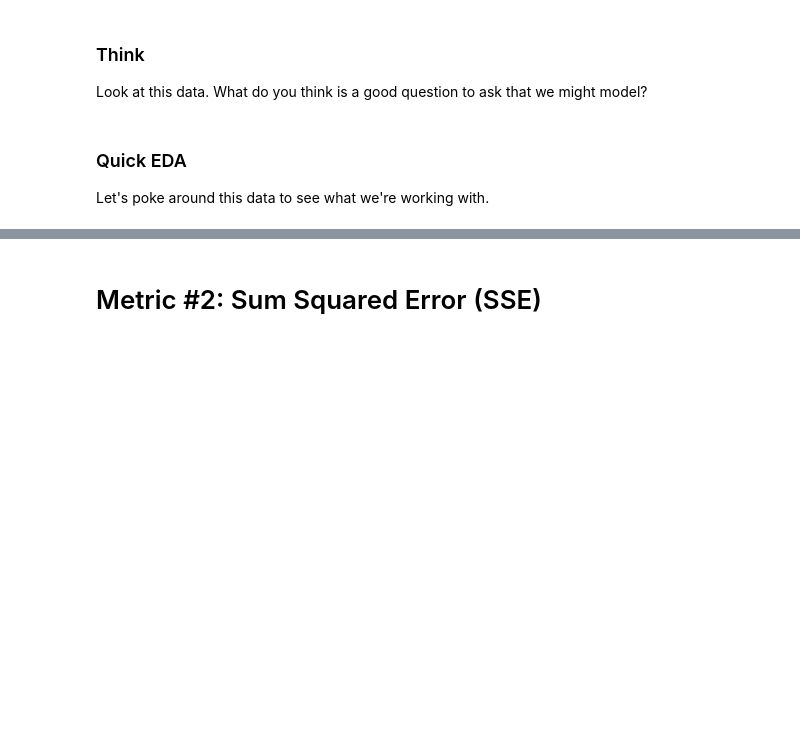
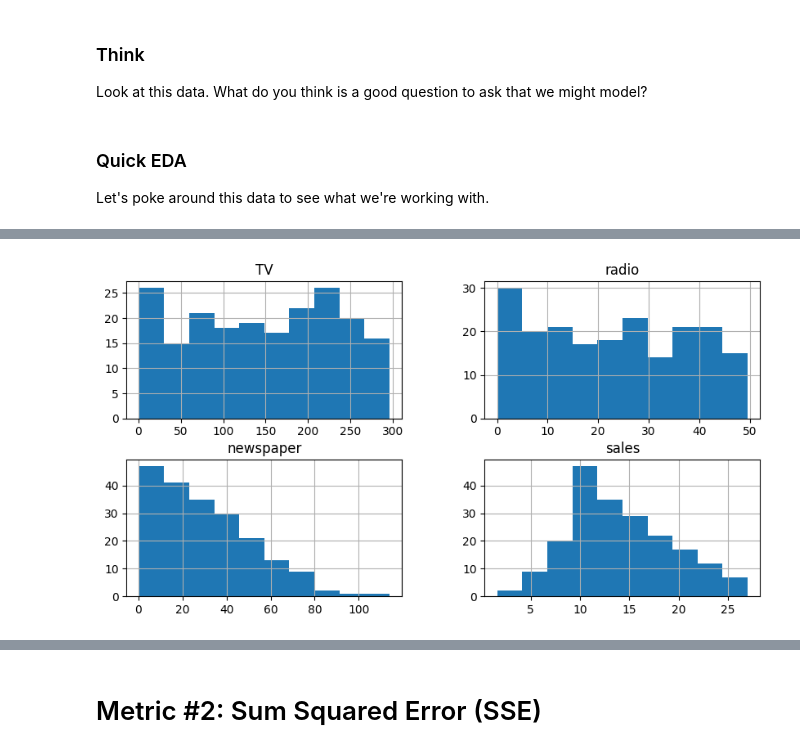
Before and after one commit to Ch3ddarr/DSB-Unit-03, a Jupyter notebook: 04 - Regression Metrics/02-regression-metrics.ipynb, the cells around one changed output, grey strips where cells are left out. Drawn from its saved outputs; the diff is of its cells as text; code cells hidden in the pictures; blank space fills up the shorter version.

```diff
--- a/04 - Regression Metrics/02-regression-metrics.ipynb
+++ b/04 - Regression Metrics/02-regression-metrics.ipynb
@@ -44,0 +58,3 @@ y_hat = [3, 15, 8, 1, 8, 12]
+# %%
+# Read in ad data
+ads = pd.read_csv("https://raw.githubusercontent.com/Ch3ddarr/DSB-Unit-03/refs/heads/main/data/Advertising.csv")
@@ -45,2 +85,4 @@ y_hat = [3, 15, 8, 1, 8, 12]
 # %%
 # (THREAD) Drop unnamed col
+cp_ads = ads.drop(columns='Unnamed: 0')
+cp_ads.head()
@@ -52,0 +128,4 @@ Let's poke around this data to see what we're working with.
+# %%
+cp_ads.hist(figsize=(10,5));
+# %% [output]
+[figure, added]
```
Also changed, not shown: parts of 29 cells of this notebook.
